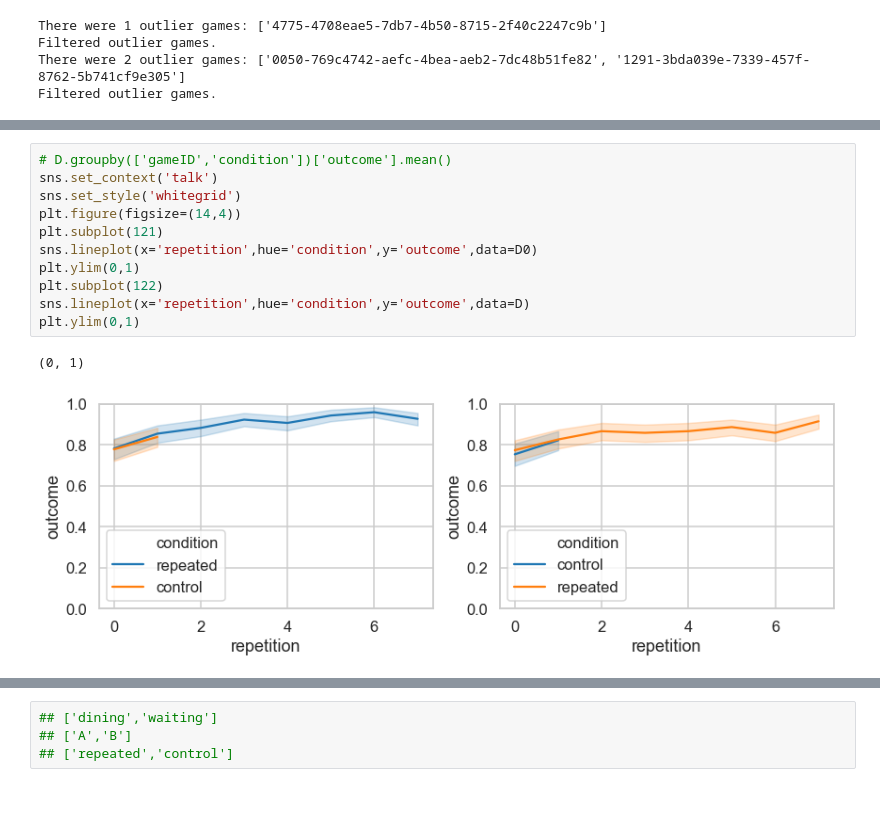
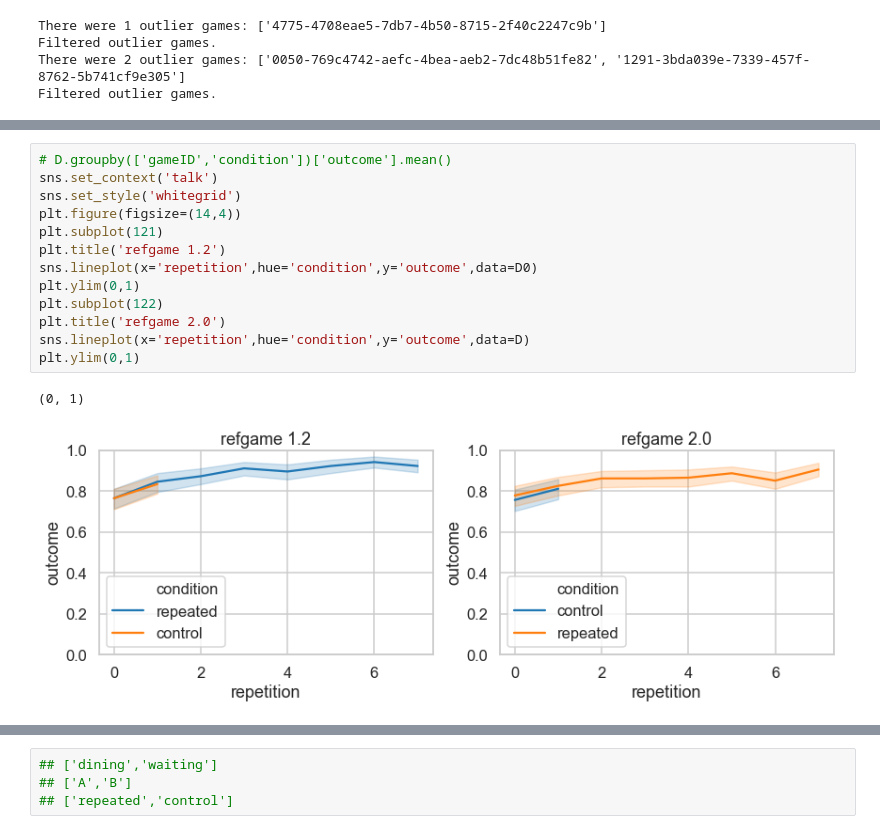
Before and after one commit to cogtoolslab/graphical_conventions_cogsci19, a Jupyter notebook: analysis/ipynb/jefan/generate_refgame_dataframe_run5.ipynb, the cells around one changed output, grey strips where cells are left out. Saved outputs shown, nothing was run; the diff lists cells and outputs as text; blank space fills up the shorter version.

```diff
--- a/analysis/ipynb/jefan/generate_refgame_dataframe_run5.ipynb
+++ b/analysis/ipynb/jefan/generate_refgame_dataframe_run5.ipynb
@@ -220,17 +226,19 @@ sns.lineplot(x='repetition',hue='condition',y='meanPixelIntensity',data=D)
 # %%
 # D.groupby(['gameID','condition'])['outcome'].mean()
 sns.set_context('talk')
 sns.set_style('whitegrid')
 plt.figure(figsize=(14,4))
 plt.subplot(121)
+plt.title('refgame 1.2')
 sns.lineplot(x='repetition',hue='condition',y='outcome',data=D0)
 plt.ylim(0,1)
 plt.subplot(122)
+plt.title('refgame 2.0')
 sns.lineplot(x='repetition',hue='condition',y='outcome',data=D)
 plt.ylim(0,1)
 # %% [output]
 (0, 1)
-[figure, old version]
+[figure, new version]
 # %%
 fig = plt.figure(figsize=(4,4))
 D2 = D.groupby(['gameID','condition'])['outcome'].mean().reset_index()
```
Also changed, not shown: parts of 12 cells of this notebook, 6 other files.
